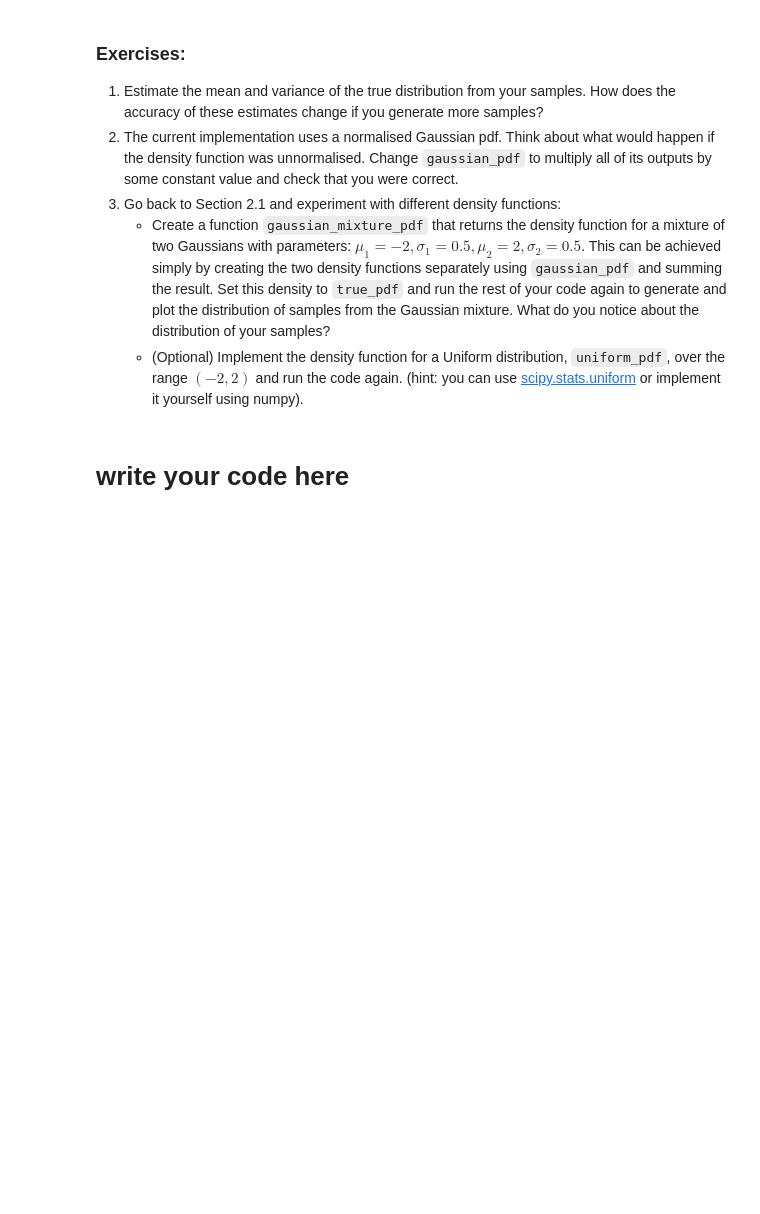
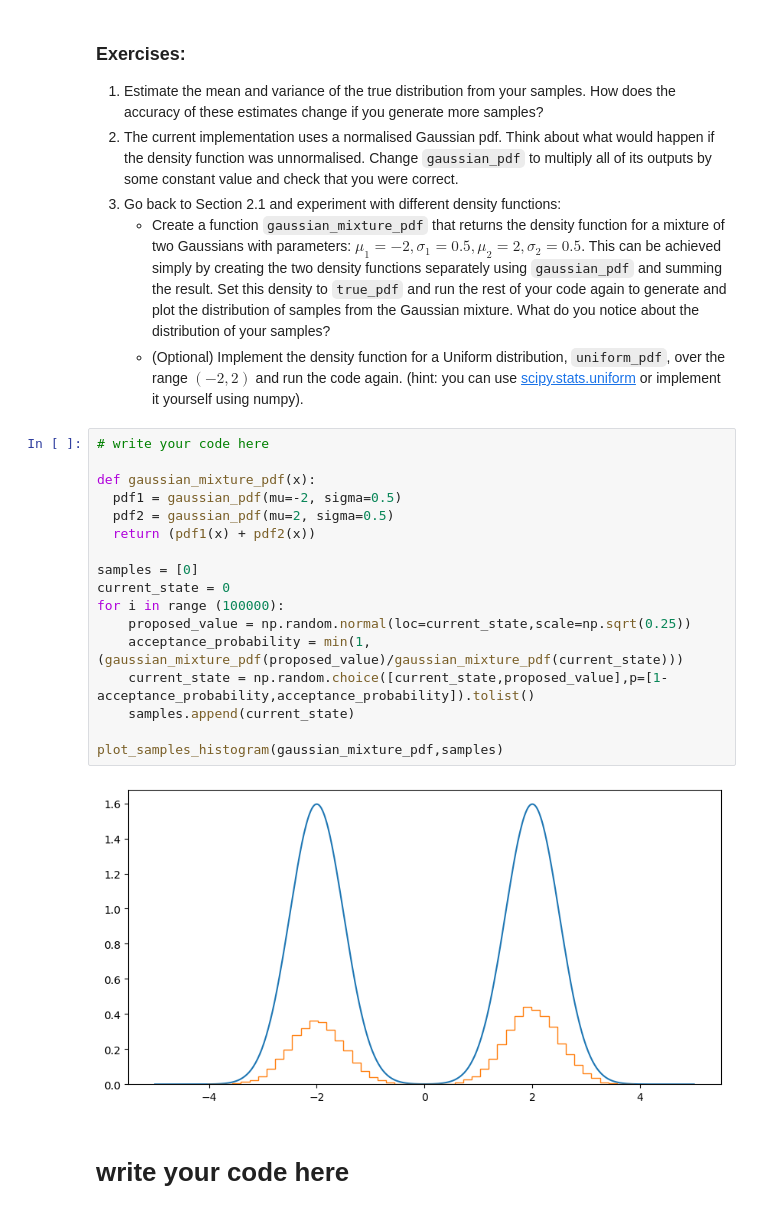
Before and after one commit to zhengjie2002/lab_sheets_public, a Jupyter notebook: lab4/lab4-Bayesian_Networks_MCMC_PyMC3.ipynb, the cells around one changed output. Cells and saved outputs as stored; diff of their text form; blank space fills up the shorter version.

```diff
--- a/lab4/lab4-Bayesian_Networks_MCMC_PyMC3.ipynb
+++ b/lab4/lab4-Bayesian_Networks_MCMC_PyMC3.ipynb
@@ -164,6 +177,25 @@ def plot_samples_histogram(true_pdf, samples_list):
 3. Go back to Section 2.1 and experiment with different density functions:
     - Create a function `gaussian_mixture_pdf` that returns the density function for a mixture of two Gaussians with parameters: $\mu_1 = -2, \sigma_1=0.5, \mu_2=2, \sigma_2=0.5$. This can be achieved simply by creating the two density functions separately using `gaussian_pdf` and summing the result. Set this density to `true_pdf` and run the rest of your code again to generate and plot the distribution of samples from the Gaussian mixture. What do you notice about the distribution of your samples?
     - (Optional) Implement the density function for a Uniform distribution, `uniform_pdf`, over the range $(-2, 2)$ and run the code again. (hint: you can use [scipy.stats.uniform](https://docs.scipy.org/doc/scipy/reference/generated/scipy.stats.uniform.html) or implement it yourself using numpy).
+# %%
+# write your code here
+
+def gaussian_mixture_pdf(x):
+  pdf1 = gaussian_pdf(mu=-2, sigma=0.5)
+  pdf2 = gaussian_pdf(mu=2, sigma=0.5)
+  return (pdf1(x) + pdf2(x))
+
+samples = [0]
+current_state = 0
+for i in range (100000):
+    proposed_value = np.random.normal(loc=current_state,scale=np.sqrt(0.25))
+    acceptance_probability = min(1,(gaussian_mixture_pdf(proposed_value)/gaussian_mixture_pdf(current_state)))
+    current_state = np.random.choice([current_state,proposed_value],p=[1-acceptance_probability,acceptance_probability]).tolist()
+    samples.append(current_state)
+
+plot_samples_histogram(gaussian_mixture_pdf,samples)
+# %% [output]
+[figure, added]
 # %% [markdown]
 # write your code here
 # %% [markdown]
```
Also changed, not shown: parts of 7 cells of this notebook, 1 other file.
